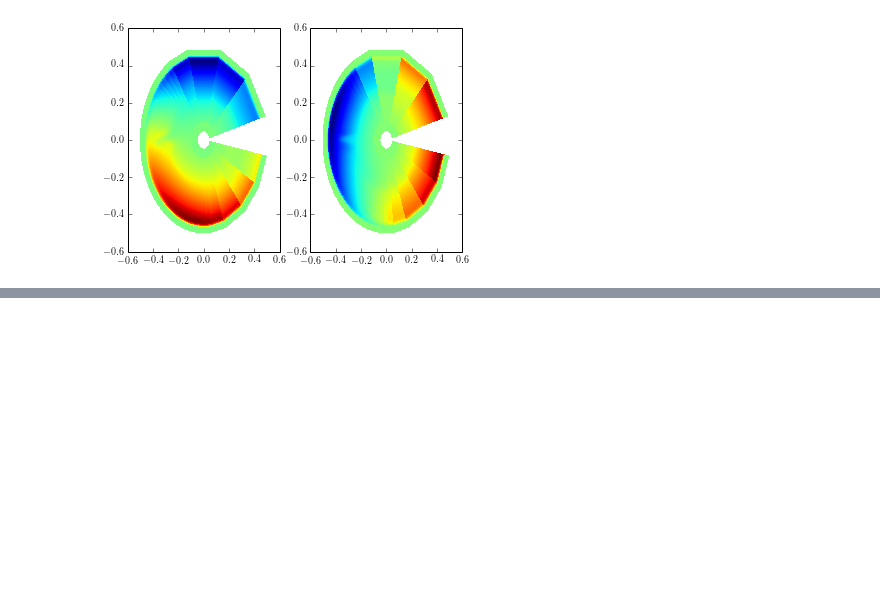
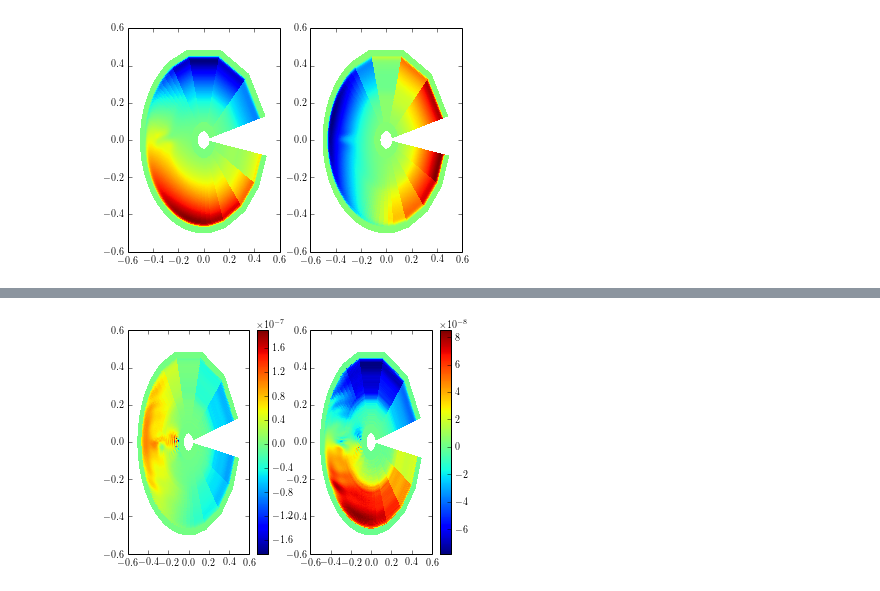
Before and after one commit to UBC-MOAD/flow_separation, a Jupyter notebook: notebooks_2D_runs/compare_tank_exp.ipynb, the cells around one changed output, grey strips where cells are left out. Saved outputs shown, nothing was run; the diff lists cells and outputs as text; code cells hidden in the pictures; blank space fills up the shorter version.

```diff
--- a/notebooks_2D_runs/compare_tank_exp.ipynb
+++ b/notebooks_2D_runs/compare_tank_exp.ipynb
@@ -192,0 +202,14 @@ ncvar_cUtheta.shape
+# %%
+plt.subplot(1,2,1)
+plt.pcolor(cm_XC,cm_YC,diffU)
+plt.colorbar()
+#plt.title('Current output - Old output (u field)')
+
+plt.subplot(1,2,2)
+plt.pcolor(cm_XC,cm_YC,diffV)
+plt.colorbar()
+#plt.title('Current output - Old output (v field)')
+
+plt.show()
+# %% [output]
+[figure, added]
```
Also changed, not shown: parts of 9 cells of this notebook, 2 other files.
